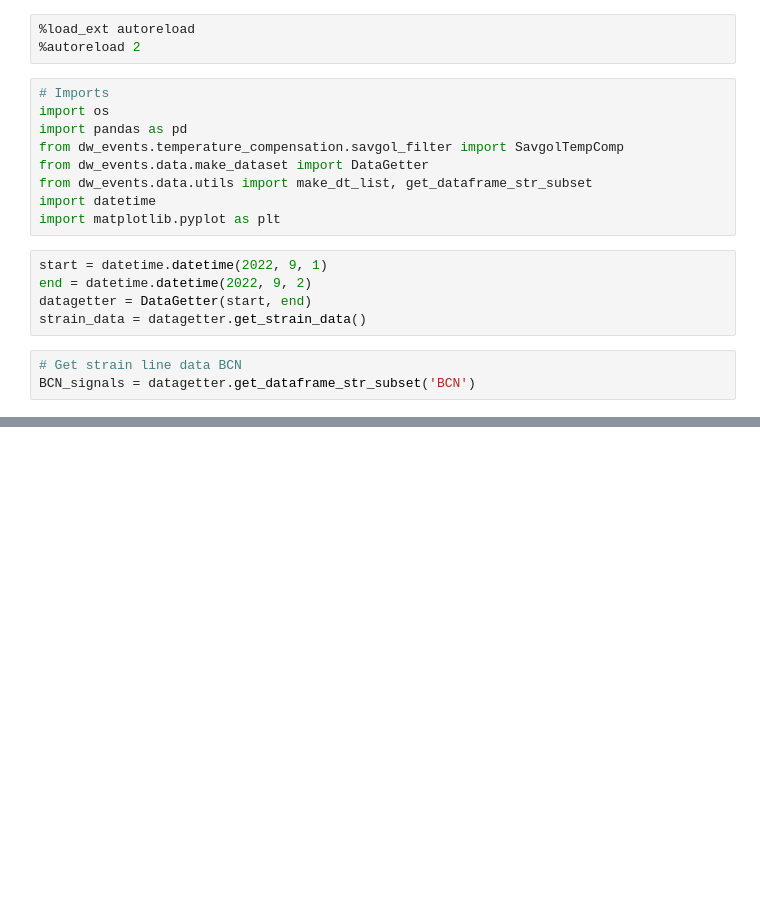
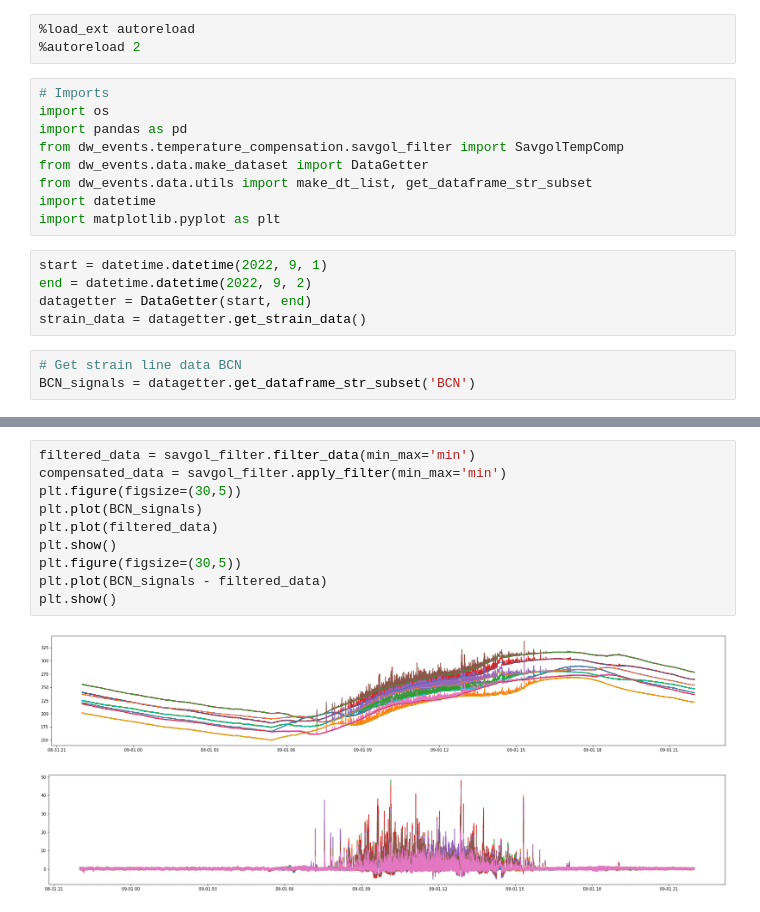
Before and after one commit to WEILMAX/dw_events, a Jupyter notebook: dw_events/notebooks/mw1_savgolfilter.ipynb, the cells around one changed output, grey strips where cells are left out. Saved outputs shown, nothing was run; the diff lists cells and outputs as text; blank space fills up the shorter version.

```diff
--- a/dw_events/notebooks/mw1_savgolfilter.ipynb
+++ b/dw_events/notebooks/mw1_savgolfilter.ipynb
@@ -53,0 +38,13 @@ plt.plot(BCN_signals - filtered_data)
+# %%
+filtered_data = savgol_filter.filter_data(min_max='min')
+compensated_data = savgol_filter.apply_filter(min_max='min')
+plt.figure(figsize=(30,5))
+plt.plot(BCN_signals)
+plt.plot(filtered_data)
+plt.show()
+plt.figure(figsize=(30,5))
+plt.plot(BCN_signals - filtered_data)
+plt.show()
+# %% [output]
+[figure, added]
+[figure, added]
```
Also changed, not shown: parts of 8 cells of this notebook, 5 other files.
